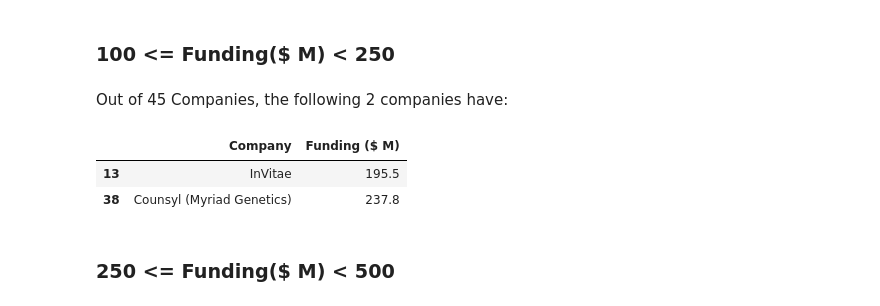
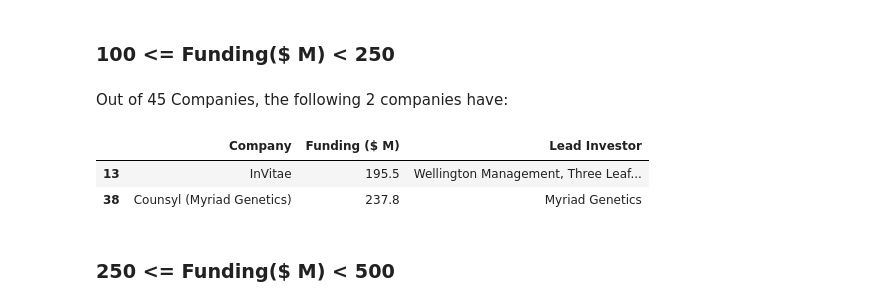
Before and after one commit to bhaveshpancholi/Competitor-Anlysis, a Jupyter notebook: Competitor Analysis.ipynb, the cells around one changed output. Cells and saved outputs as stored; diff of their text form; code cells hidden in the pictures.

```diff
--- a/Competitor Analysis.ipynb
+++ b/Competitor Analysis.ipynb
@@ -873,11 +873,11 @@ df[['Company', 'Funding ($ M)']][(df['Funding ($ M)']>=50) & (df['Funding ($ M)'
 # %% [markdown]
 Out of 45 Companies, the following 2 companies have:
 # %%
-df[['Company', 'Funding ($ M)']][(df['Funding ($ M)']>=100) & (df['Funding ($ M)']<250)] #100<=Funding($ M)<250
+df[['Company', 'Funding ($ M)', 'Lead Investor']][(df['Funding ($ M)']>=100) & (df['Funding ($ M)']<250)] #100<=Funding($ M)<250
 # %% [output]
-|  | Company | Funding ($ M) |
-| 13 | InVitae | 195.5 |
-| 38 | Counsyl (Myriad Genetics) | 237.8 |
+|  | Company | Funding ($ M) | Lead Investor |
+| 13 | InVitae | 195.5 | Wellington Management, Three Leaf... |
+| 38 | Counsyl (Myriad Genetics) | 237.8 | Myriad Genetics |
 # %% [markdown]
 ### 250 <= Funding($ M) < 500
 # %% [markdown]
```
Also changed, not shown: parts of 7 cells of this notebook, 1 other file.
